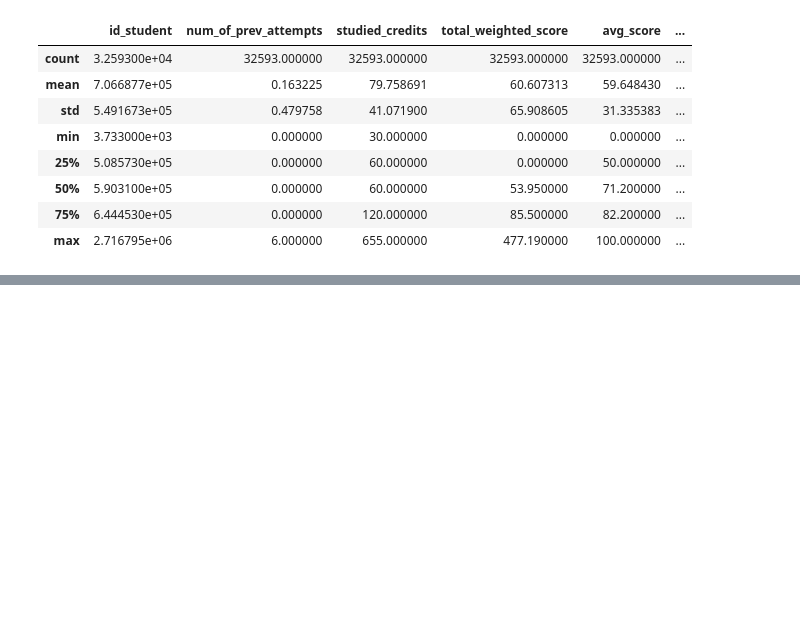
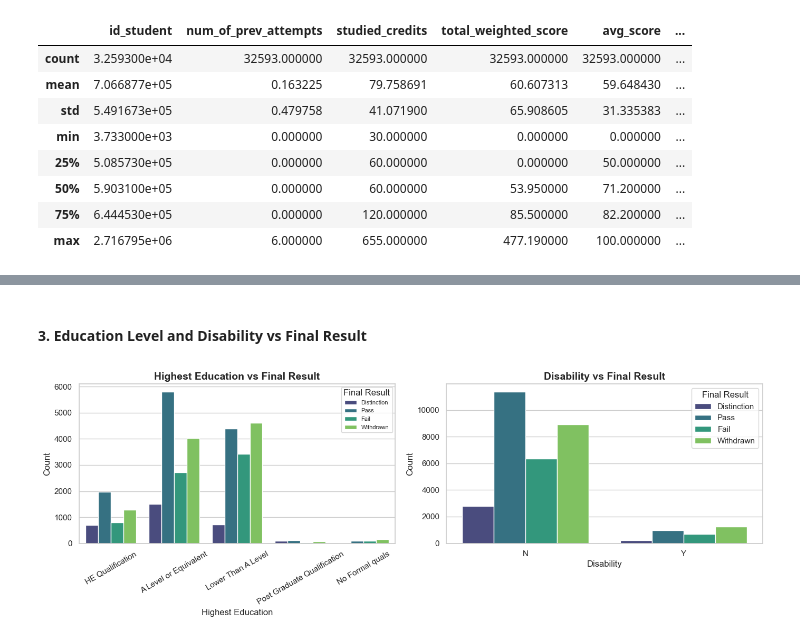
Before and after one commit to SDPcodes/student-performance-analytics, a Jupyter notebook: analytics_notebook.ipynb, the cells around one changed output, grey strips where cells are left out. Saved outputs shown, nothing was run; the diff lists cells and outputs as text; code cells hidden in the pictures; blank space fills up the shorter version.

```diff
--- a/analytics_notebook.ipynb
+++ b/analytics_notebook.ipynb
@@ -399,0 +478,25 @@ dtype: object
+# %% [markdown]
+#### 3. Education Level and Disability vs Final Result
+# %%
+# Display in bar plots
+fig, axes = plt.subplots(1, 2, figsize=(14,5))
+
+# Education level vs Final Result
+sns.countplot(data=master_df, x="highest_education", hue="final_result", hue_order=result_order, palette="viridis", ax=axes[0])
+axes[0].set_title("Highest Education vs Final Result", fontsize=14, fontweight="bold")
+axes[0].set_xlabel("Highest Education")
+axes[0].set_ylabel("Count")
+axes[0].tick_params(axis='x', rotation=30)
+axes[0].legend(title="Final Result", fontsize=8)
+
+# Disability vs Final Result
+sns.countplot(data=master_df, x="disability", hue="final_result", hue_order=result_order, palette="viridis", ax=axes[1])
+axes[1].set_title("Disability vs Final Result", fontsize=14, fontweight="bold")
+axes[1].set_xlabel("Disability")
+axes[1].set_ylabel("Count")
+axes[1].legend(title="Final Result")
+
+plt.tight_layout()
+plt.show()
+# %% [output]
+[figure, added]
```
Also changed, not shown: parts of 16 cells of this notebook.
